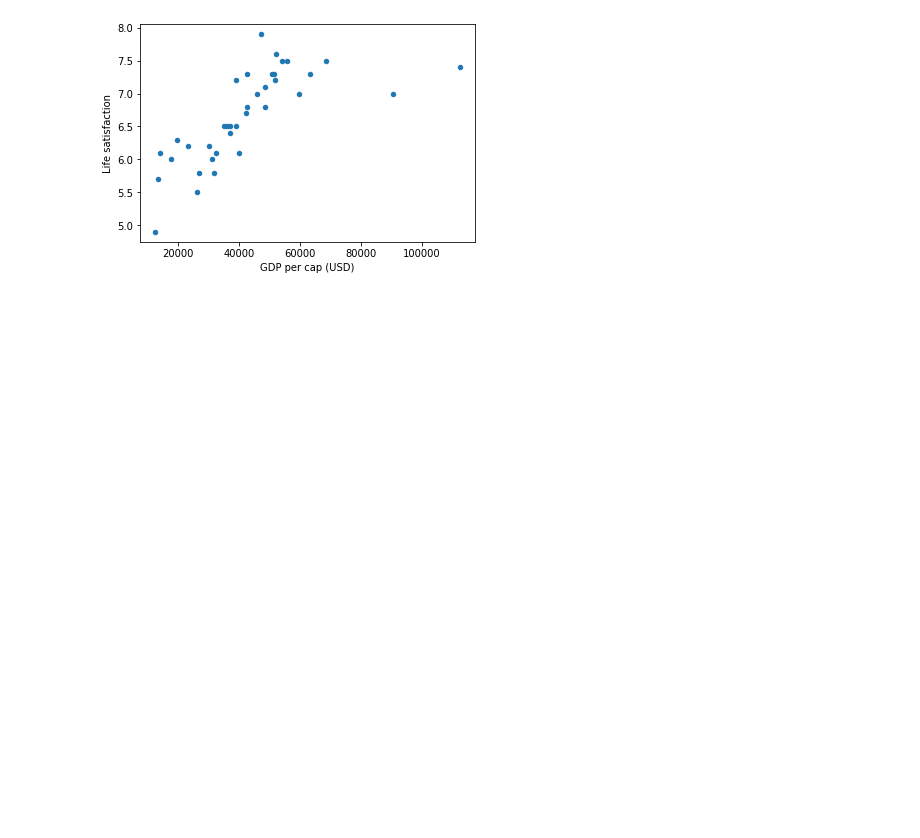
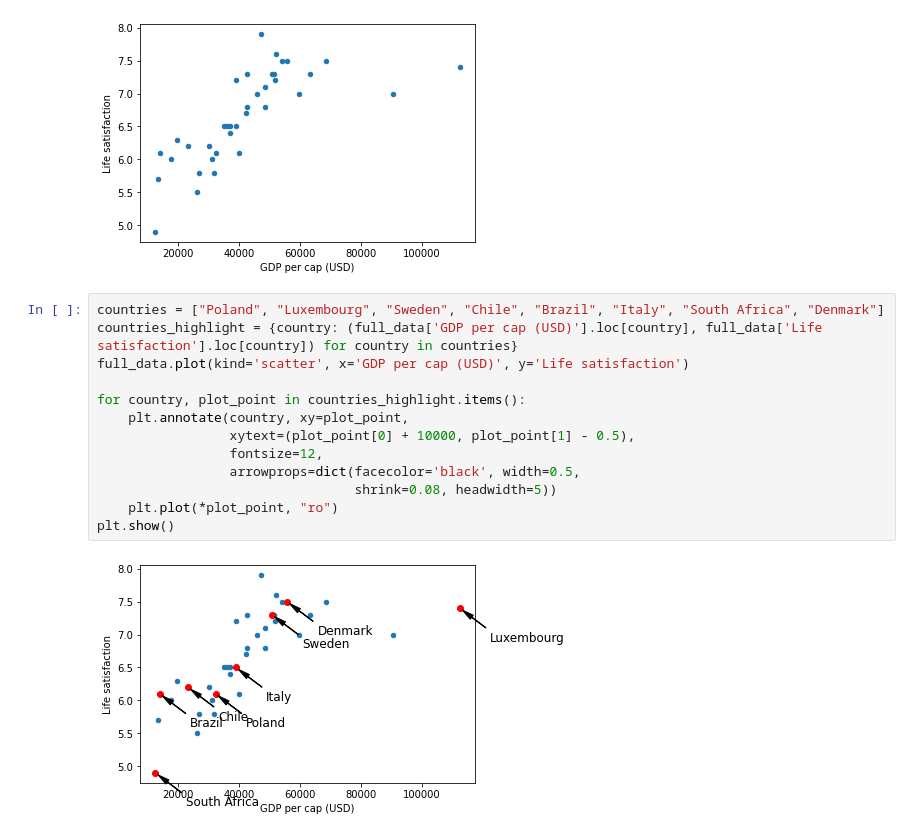
Before and after one commit to Slontus/data, a Jupyter notebook: bli.ipynb, the cells around one changed output. Cells and saved outputs as stored; diff of their text form; blank space fills up the shorter version.

```diff
--- a/bli.ipynb
+++ b/bli.ipynb
@@ -89,3 +100,18 @@ full_data.plot(kind='scatter', x='GDP per cap (USD)', y='Life satisfaction')
 plt.show()
 # %% [output]
 [figure]
+# %%
+countries = ["Poland", "Luxembourg", "Sweden", "Chile", "Brazil", "Italy", "South Africa", "Denmark"]
+countries_highlight = {country: (full_data['GDP per cap (USD)'].loc[country], full_data['Life satisfaction'].loc[country]) for country in countries}
+full_data.plot(kind='scatter', x='GDP per cap (USD)', y='Life satisfaction')
+
+for country, plot_point in countries_highlight.items():
+    plt.annotate(country, xy=plot_point,
+                 xytext=(plot_point[0] + 10000, plot_point[1] - 0.5),
+                 fontsize=12,
+                 arrowprops=dict(facecolor='black', width=0.5,
+                                 shrink=0.08, headwidth=5))
+    plt.plot(*plot_point, "ro")
+plt.show()
+# %% [output]
+[figure, added]
```
Also changed, not shown: parts of 10 cells of this notebook.
